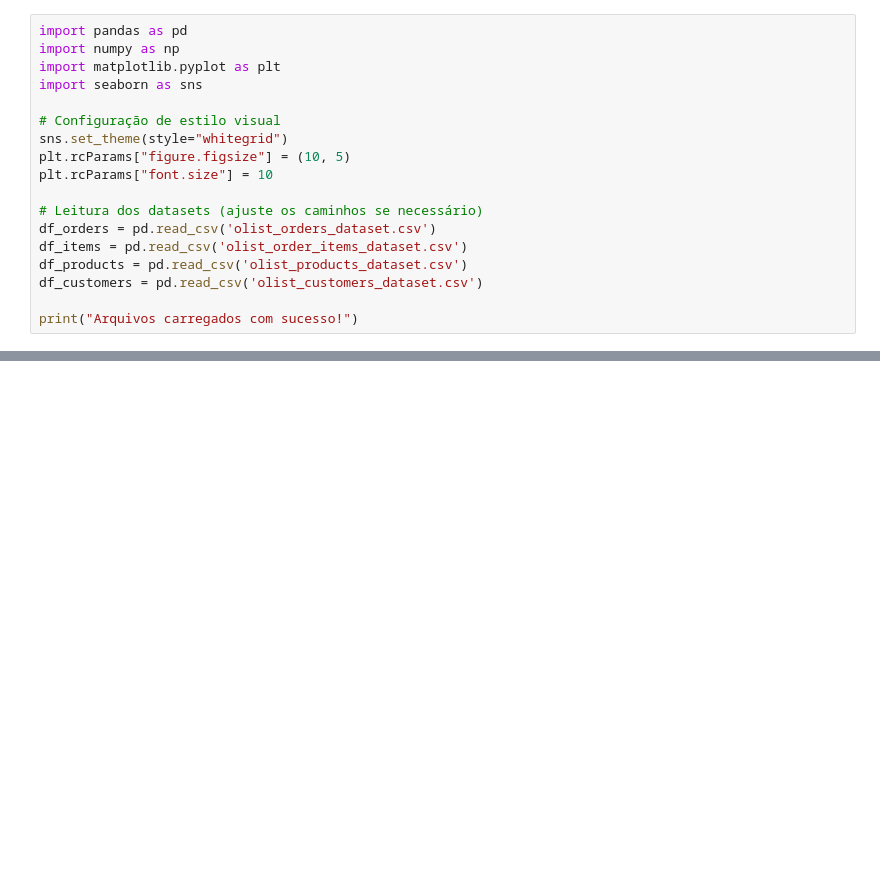
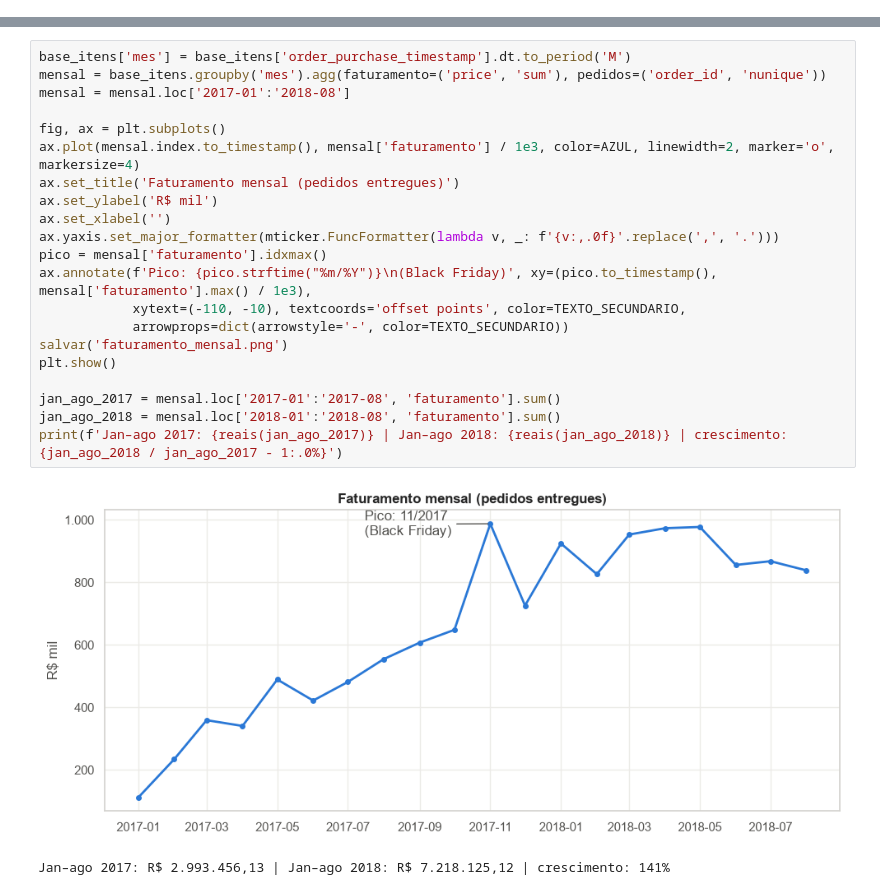
Before and after one commit to iedahirari/dashboard-ecommerce-olist, a Jupyter notebook: analise_exploratoria_olist.ipynb, the cells around one changed output, grey strips where cells are left out. Drawn from its saved outputs; the diff is of its cells as text; blank space fills up the shorter version.

```diff
--- a/analise_exploratoria_olist.ipynb
+++ b/analise_exploratoria_olist.ipynb
@@ -8,18 +0,0 @@
-# %%
-import pandas as pd
-import numpy as np
-import matplotlib.pyplot as plt
-import seaborn as sns
-
-# Configuração de estilo visual
-sns.set_theme(style="whitegrid")
-plt.rcParams["figure.figsize"] = (10, 5)
-plt.rcParams["font.size"] = 10
-
-# Leitura dos datasets (ajuste os caminhos se necessário)
-df_orders = pd.read_csv('olist_orders_dataset.csv')
-df_items = pd.read_csv('olist_order_items_dataset.csv')
-df_products = pd.read_csv('olist_products_dataset.csv')
-df_customers = pd.read_csv('olist_customers_dataset.csv')
-
-print("Arquivos carregados com sucesso!")
@@ -111,0 +194,24 @@ plt.show()
+# %%
+base_itens['mes'] = base_itens['order_purchase_timestamp'].dt.to_period('M')
+mensal = base_itens.groupby('mes').agg(faturamento=('price', 'sum'), pedidos=('order_id', 'nunique'))
+mensal = mensal.loc['2017-01':'2018-08']
+
+fig, ax = plt.subplots()
+ax.plot(mensal.index.to_timestamp(), mensal['faturamento'] / 1e3, color=AZUL, linewidth=2, marker='o', markersize=4)
+ax.set_title('Faturamento mensal (pedidos entregues)')
+ax.set_ylabel('R$ mil')
+ax.set_xlabel('')
+ax.yaxis.set_major_formatter(mticker.FuncFormatter(lambda v, _: f'{v:,.0f}'.replace(',', '.')))
+pico = mensal['faturamento'].idxmax()
+ax.annotate(f'Pico: {pico.strftime("%m/%Y")}\n(Black Friday)', xy=(pico.to_timestamp(), mensal['faturamento'].max() / 1e3),
+            xytext=(-110, -10), textcoords='offset points', color=TEXTO_SECUNDARIO,
+            arrowprops=dict(arrowstyle='-', color=TEXTO_SECUNDARIO))
+salvar('faturamento_mensal.png')
+plt.show()
+
+jan_ago_2017 = mensal.loc['2017-01':'2017-08', 'faturamento'].sum()
+jan_ago_2018 = mensal.loc['2018-01':'2018-08', 'faturamento'].sum()
+print(f'Jan–ago 2017: {reais(jan_ago_2017)} | Jan–ago 2018: {reais(jan_ago_2018)} | crescimento: {jan_ago_2018 / jan_ago_2017 - 1:.0%}')
+# %% [output]
+[figure, added]
+Jan–ago 2017: R$ 2.993.456,13 | Jan–ago 2018: R$ 7.218.125,12 | crescimento: 141%
```
Also changed, not shown: parts of 45 cells of this notebook, 17 other files.
